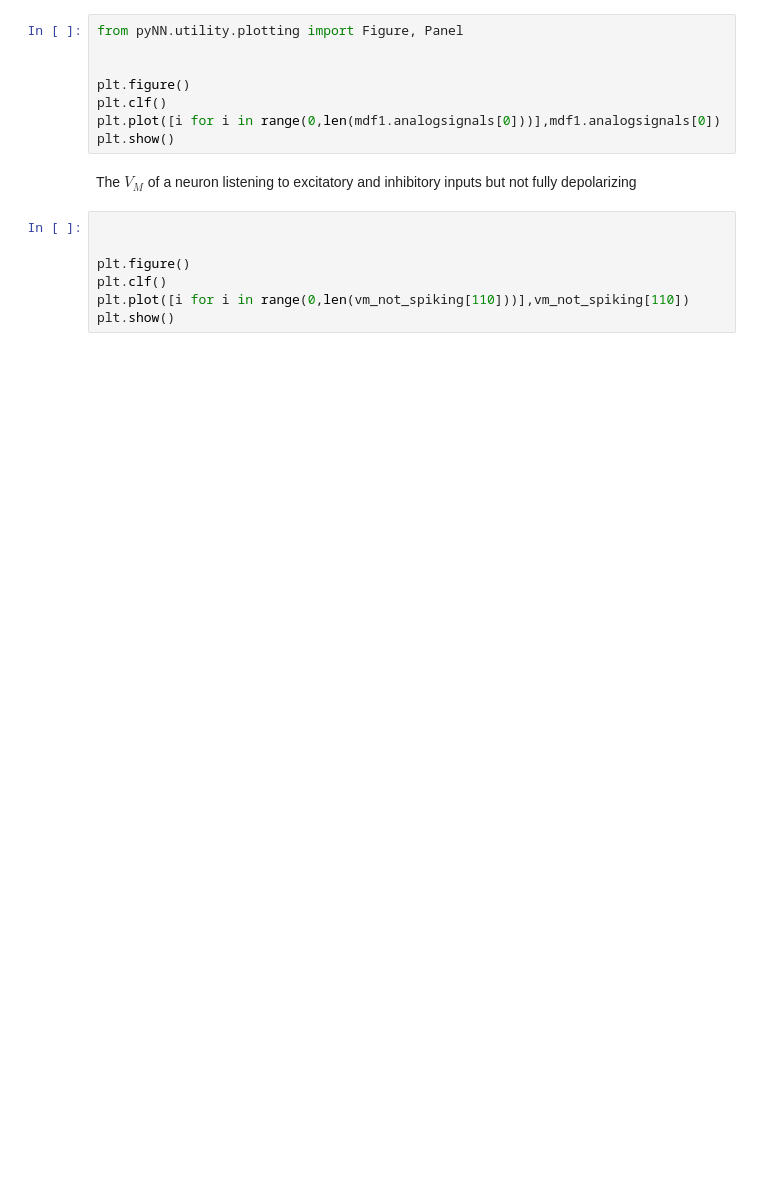
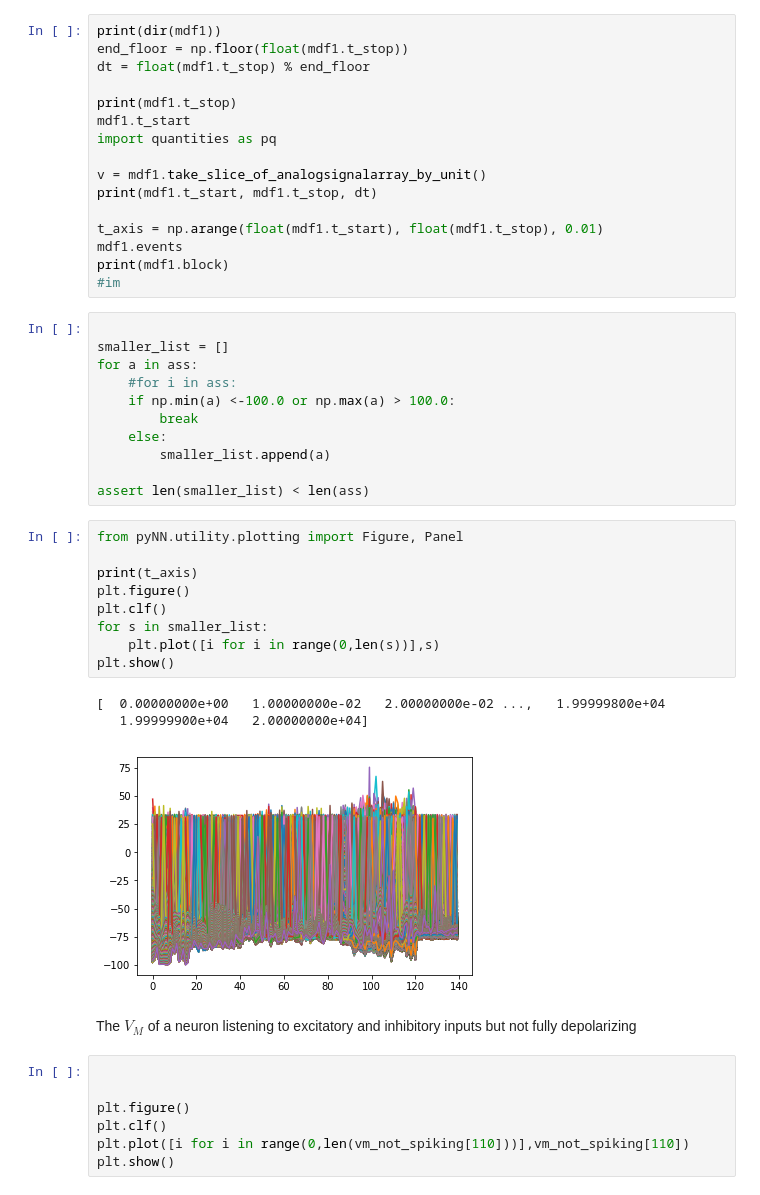
Before and after one commit to russelljjarvis/SpinnakerHippocampus, a Jupyter notebook: Spike_Analysis.ipynb, the cells around one changed output. Cells and saved outputs as stored; diff of their text form; blank space fills up the shorter version.

```diff
--- a/Spike_Analysis.ipynb
+++ b/Spike_Analysis.ipynb
@@ -42,11 +42,43 @@ for spiketrain in mdf1.spiketrains:
+# %%
+print(dir(mdf1))
+end_floor = np.floor(float(mdf1.t_stop))
+dt = float(mdf1.t_stop) % end_floor
+
+print(mdf1.t_stop)
+mdf1.t_start
+import quantities as pq
+
+v = mdf1.take_slice_of_analogsignalarray_by_unit()
+print(mdf1.t_start, mdf1.t_stop, dt)
+
+t_axis = np.arange(float(mdf1.t_start), float(mdf1.t_stop), 0.01)
+mdf1.events
+print(mdf1.block)
+#im
+# %%
+
+smaller_list = []
+for a in ass:
+    #for i in ass:
+    if np.min(a) <-100.0 or np.max(a) > 100.0:
+        break
+    else:
+        smaller_list.append(a)
+
+assert len(smaller_list) < len(ass)
 # %%
 from pyNN.utility.plotting import Figure, Panel
 
-
+print(t_axis)
 plt.figure()
 plt.clf()
-plt.plot([i for i in range(0,len(mdf1.analogsignals[0]))],mdf1.analogsignals[0])
+for s in smaller_list:
+    plt.plot([i for i in range(0,len(s))],s)
 plt.show()
+# %% [output]
+[  0.00000000e+00   1.00000000e-02   2.00000000e-02 ...,   1.99999800e+04
+   1.99999900e+04   2.00000000e+04]
+[figure, added]
 # %% [markdown]
 The $V_{M}$ of a neuron listening to excitatory and inhibitory inputs but not fully depolarizing
 # %%
```
Also changed, not shown: parts of 18 cells of this notebook.
